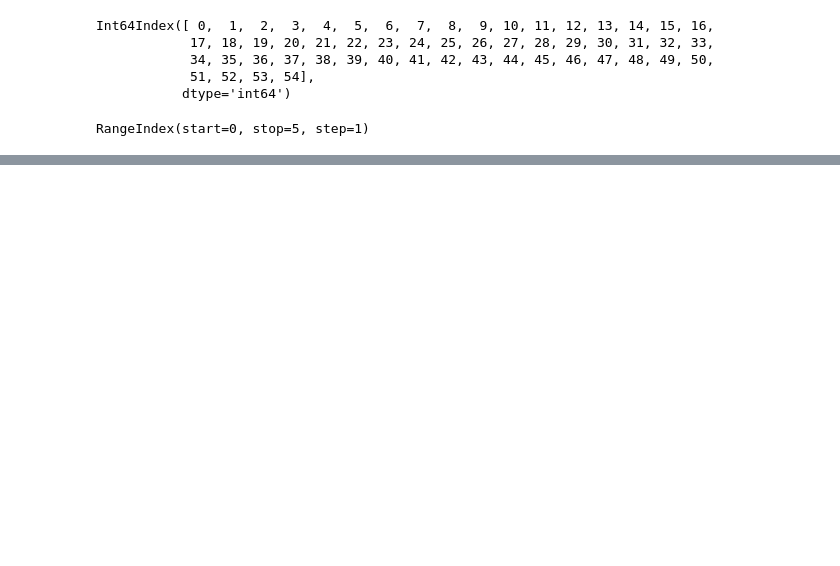
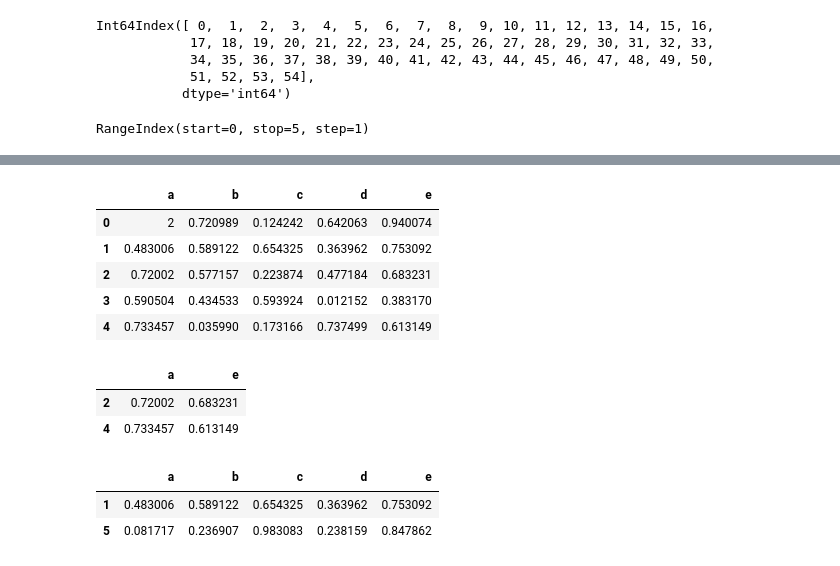
Before and after one commit to Kushal-Chandar/statistics-student-performance-analysis, a Jupyter notebook: pandas.ipynb, the cells around one changed output, grey strips where cells are left out. Drawn from its saved outputs; the diff is of its cells as text; code cells hidden in the pictures; blank space fills up the shorter version.

```diff
--- a/pandas.ipynb
+++ b/pandas.ipynb
@@ -257,0 +317,23 @@ dataframe.sort_index(axis=1, ascending=False)
+# %%
+dataframe = dataframe.drop(0, axis=1)
+dataframe = dataframe.drop("a", axis=0)
+dataframe.head()
+# %% [output]
+|  | a | b | c | d | e |
+| 0 | 2 | 0.720989 | 0.124242 | 0.642063 | 0.940074 |
+| 1 | 0.483006 | 0.589122 | 0.654325 | 0.363962 | 0.753092 |
+| 2 | 0.72002 | 0.577157 | 0.223874 | 0.477184 | 0.683231 |
+| 3 | 0.590504 | 0.434533 | 0.593924 | 0.012152 | 0.383170 |
+| 4 | 0.733457 | 0.035990 | 0.173166 | 0.737499 | 0.613149 |
+# %%
+dataframe.loc[[2,4], ['a', 'e']]
+# %% [output]
+|  | a | e |
+| 2 | 0.72002 | 0.683231 |
+| 4 | 0.733457 | 0.613149 |
+# %%
+dataframe.loc[[1, 5], :]
+# %% [output]
+|  | a | b | c | d | e |
+| 1 | 0.483006 | 0.589122 | 0.654325 | 0.363962 | 0.753092 |
+| 5 | 0.081717 | 0.236907 | 0.983083 | 0.238159 | 0.847862 |
```
Also changed, not shown: parts of 22 cells of this notebook.
